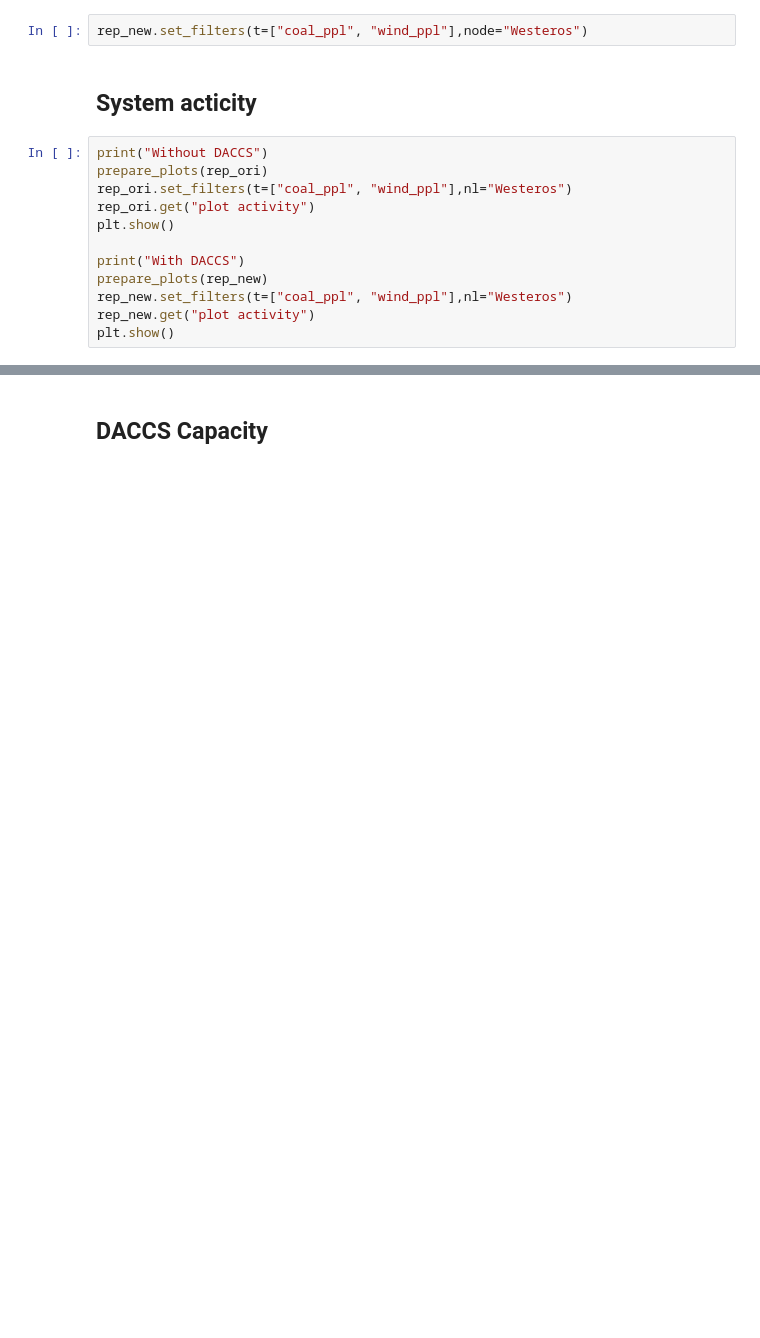
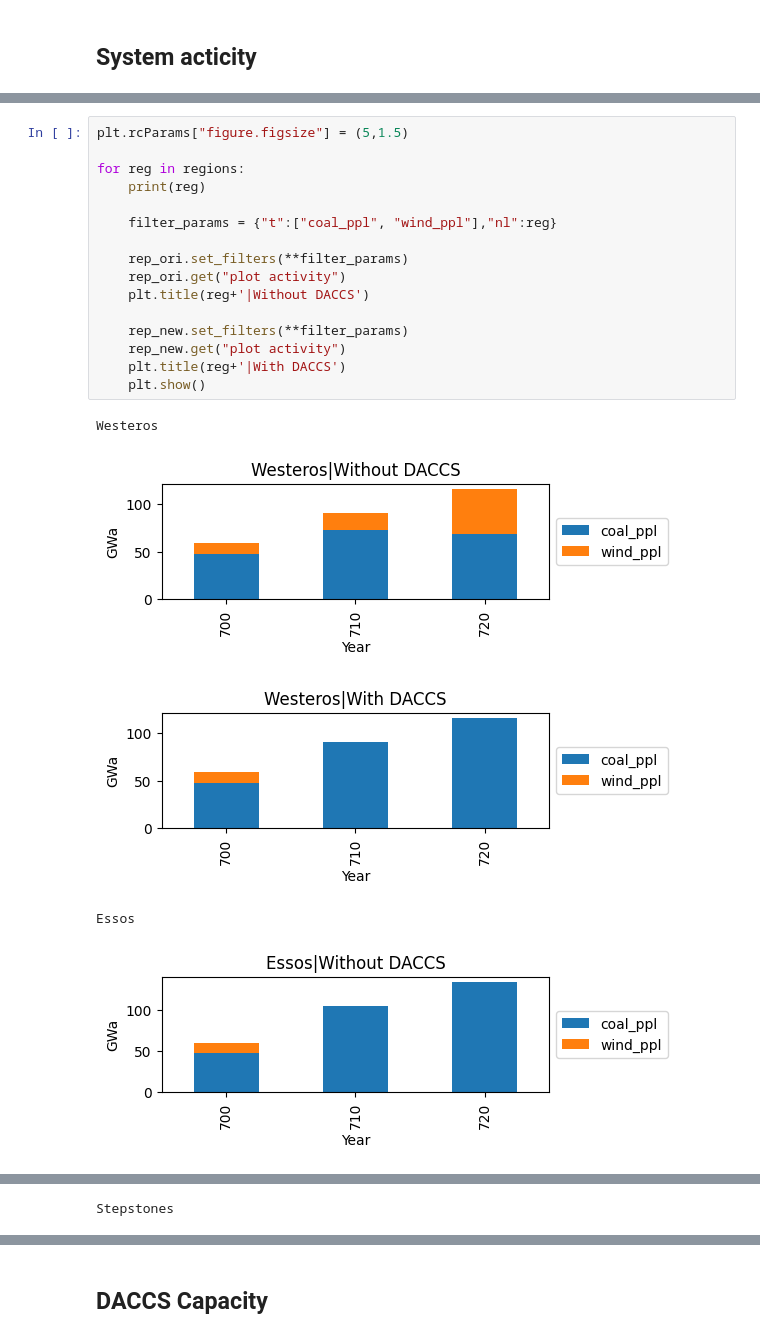
Before and after one commit to ywpratama/message_ix, a Jupyter notebook: tutorial/westeros/tutorial_add_dac/westeros_multinode_emissions_bounds_daccs-emission_factor.ipynb, the cells around one changed output, grey strips where cells are left out. Drawn from its saved outputs; the diff is of its cells as text; blank space fills up the shorter version.

```diff
--- a/tutorial/westeros/tutorial_add_dac/westeros_multinode_emissions_bounds_daccs-emission_factor.ipynb
+++ b/tutorial/westeros/tutorial_add_dac/westeros_multinode_emissions_bounds_daccs-emission_factor.ipynb
@@ -192,16 +191,2 @@ rep_new
-# %%
-rep_new.set_filters(t=["coal_ppl", "wind_ppl"],node="Westeros")
 # %% [markdown]
 ## System acticity
-# %%
-print("Without DACCS")
-prepare_plots(rep_ori)
-rep_ori.set_filters(t=["coal_ppl", "wind_ppl"],nl="Westeros")
-rep_ori.get("plot activity")
-plt.show()
-
-print("With DACCS")
-prepare_plots(rep_new)
-rep_new.set_filters(t=["coal_ppl", "wind_ppl"],nl="Westeros")
-rep_new.get("plot activity")
-plt.show()
@@ -212,0 +193,22 @@ With DACCS
+# %%
+plt.rcParams["figure.figsize"] = (5,1.5)
+
+for reg in regions:
+    print(reg)
+
+    filter_params = {"t":["coal_ppl", "wind_ppl"],"nl":reg}
+
+    rep_ori.set_filters(**filter_params)
+    rep_ori.get("plot activity")
+    plt.title(reg+'|Without DACCS')
+
+    rep_new.set_filters(**filter_params)
+    rep_new.get("plot activity")
+    plt.title(reg+'|With DACCS')
+    plt.show()
+# %% [output]
+Westeros
+[figure, added]
+[figure, added]
+Essos
+[figure, added]
@@ -212,0 +216 @@ With DACCS
+Stepstones
```
Also changed, not shown: parts of 13 cells of this notebook.
